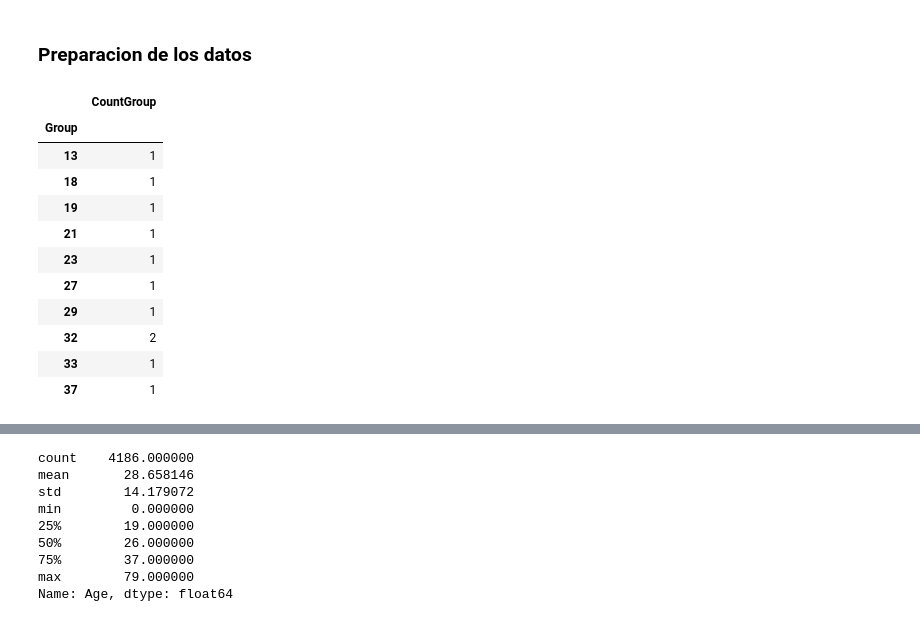
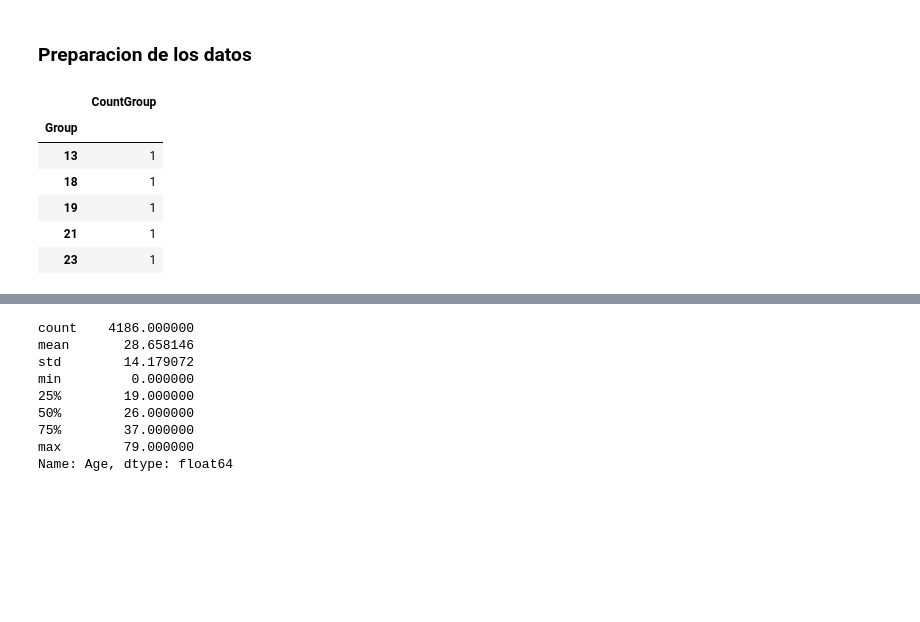
Before and after one commit to taniamvitoria/SpaceshipTitanic, a Jupyter notebook: SpaceshipTitanic.ipynb, the cells around one changed output, grey strips where cells are left out. Drawn from its saved outputs; the diff is of its cells as text; code cells hidden in the pictures; blank space fills up the shorter version.

```diff
--- a/SpaceshipTitanic.ipynb
+++ b/SpaceshipTitanic.ipynb
@@ -381,23 +381,18 @@ df_test['NumberInGroup'] = df_test['NumberInGroup'].astype('int')
 # %%
 # crea nuevo dataset llamado count_group
 count_group = df_test.groupby('Group').agg({'Group' : 'count'})
 count_group.index.name = 'Group'
 count_group = count_group.rename(columns = {'Group' : 'CountGroup'})
 
-count_group.head(10)
+count_group.head()
 # %% [output]
 |  | CountGroup |
 | Group |  |
 | 13 | 1 |
 | 18 | 1 |
 | 19 | 1 |
 | 21 | 1 |
 | 23 | 1 |
-| 27 | 1 |
-| 29 | 1 |
-| 32 | 2 |
-| 33 | 1 |
-| 37 | 1 |
 # %%
 # Creating CountGroup - number of people in the group
 df_test.insert(2, 'CountGroup', np.nan)
```
Also changed, not shown: parts of 22 cells of this notebook.
